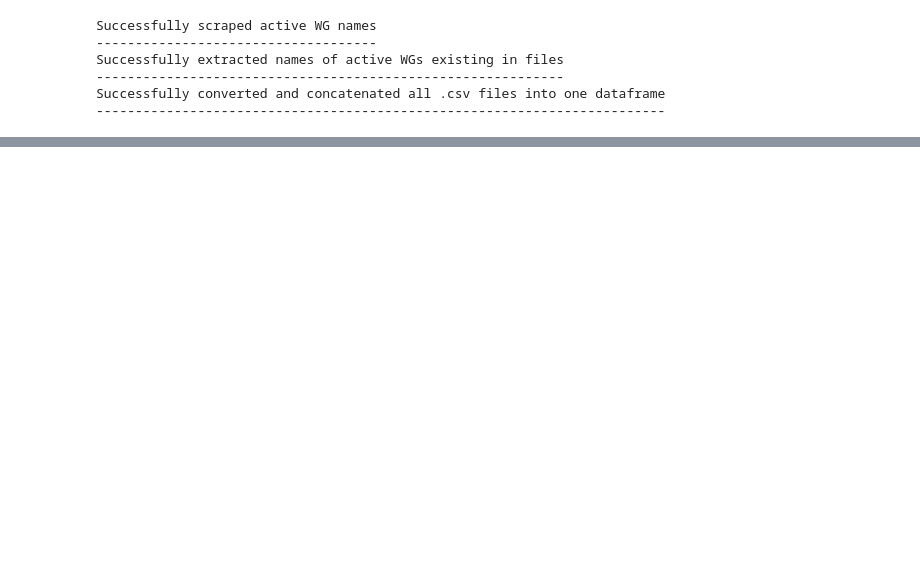
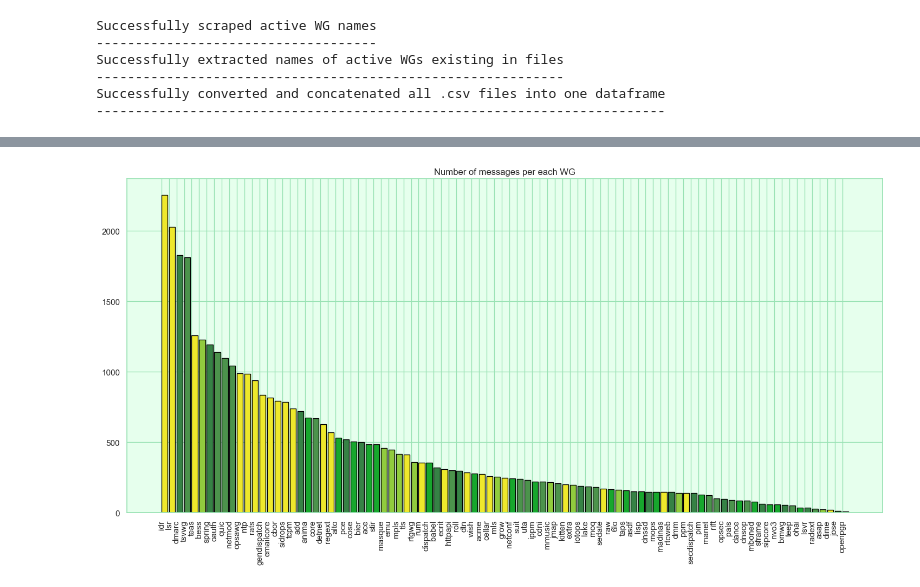
Before and after one commit to marticampgin/Master-Thesis, a Jupyter notebook: tryingcsvdata.ipynb, the cells around one changed output, grey strips where cells are left out. Cells and saved outputs as stored; diff of their text form; code cells hidden in the pictures; blank space fills up the shorter version.

```diff
--- a/tryingcsvdata.ipynb
+++ b/tryingcsvdata.ipynb
@@ -65,3 +64,7 @@ data_explorer.wg_wordcloud(text_coll_combined ,test_wg, max_words=50)
+# %%
+data_explorer.messages_per_wg(text_coll_default)
+# %% [output]
+[figure, added]
 # %%
 data_explorer.wg_body_len_dist(text_coll_default, test_wg, bins=110)
 # %% [output]
```
Also changed, not shown: parts of 14 cells of this notebook, 9 other files.
